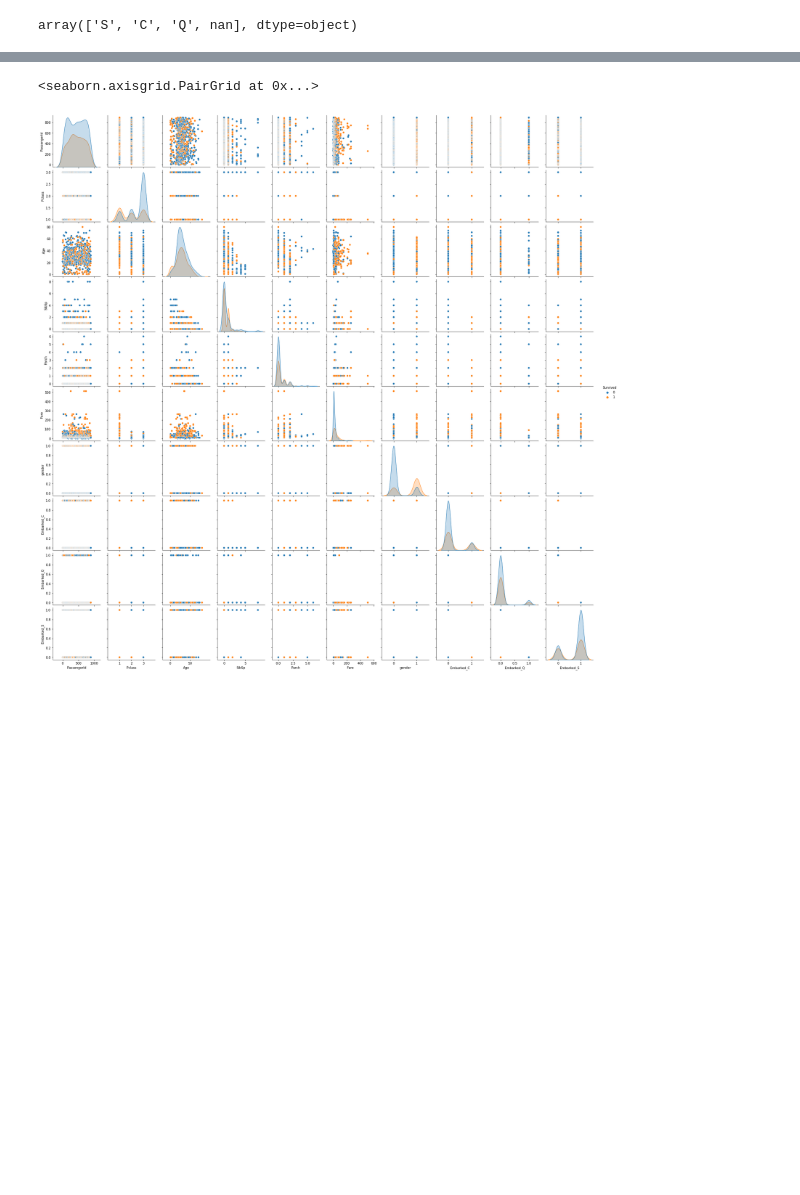
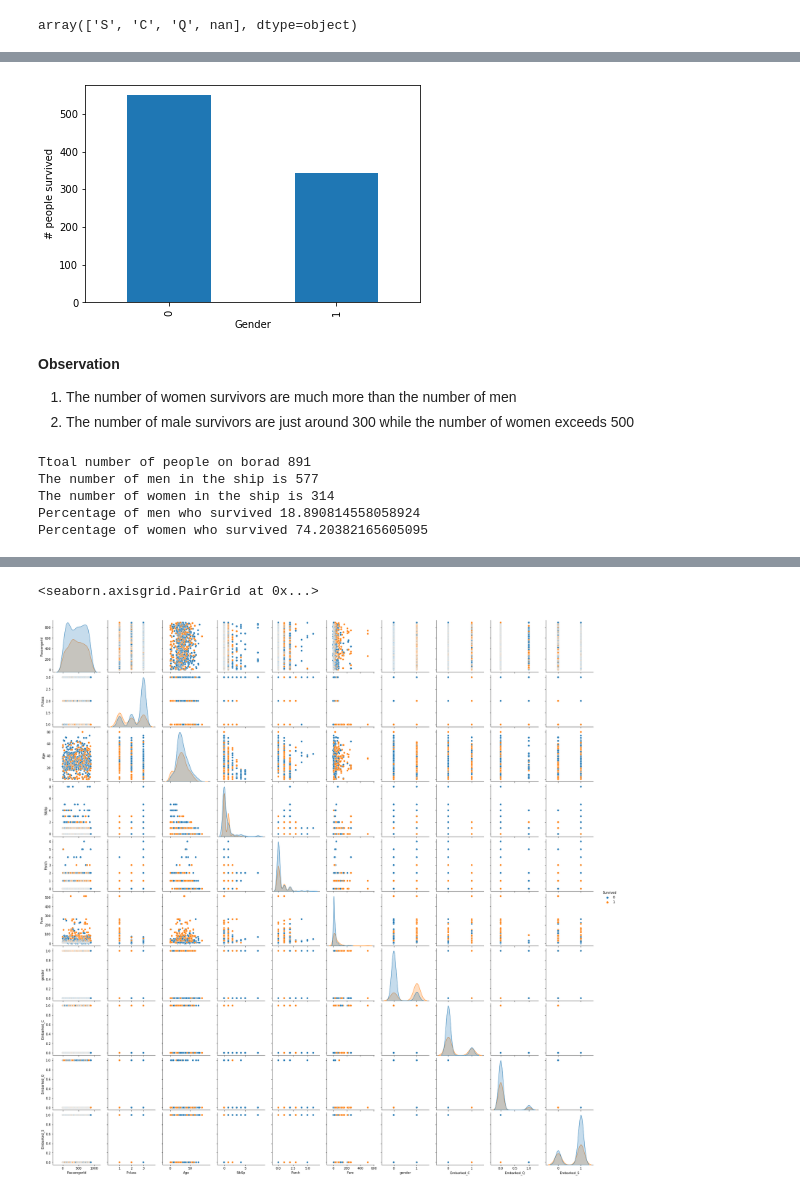
Before and after one commit to shreyashettyk/Data_Analysis, a Jupyter notebook: Titanic.ipynb, the cells around one changed output, grey strips where cells are left out. Drawn from its saved outputs; the diff is of its cells as text; code cells hidden in the pictures; blank space fills up the shorter version.

```diff
--- a/Titanic.ipynb
+++ b/Titanic.ipynb
@@ -160,4 +164,66 @@ Index(['PassengerId', 'Survived', 'Pclass', 'Age', 'SibSp', 'Parch', 'Fare',
       dtype='object')
-# %%
-titanic_feat = titanic_feat.loc[:,['PassengerId',  'Pclass', 'Age', 'SibSp', 'Parch', 'Fare',
-       'gender', 'Embarked_C', 'Embarked_Q', 'Embarked_S','Survived']]
+# %%
+titanic_feat['surname'] = np.nan
+titanic_feat['lady_marital_status'] = np.nan
+titanic['isChild'] = np.nan
+# %%
+surnames = set()
+index = 0
+for name in titanic_feat['Name'].str.split(' '):
+    full_name = ' '.join(name)
+    titanic_feat.loc[index,'surname'] = name[0]
+    titanic_feat['surname'] = titanic_feat['surname'].str.replace(',','')
+
+
+    marital_check = re.findall("Mrs.",full_name)
+#     print(marital_check,full_name)
+    if ((len(marital_check) == 1) ):
+        titanic_feat.loc[index,'lady_marital_status'] = 1
+    elif len(re.findall("Miss.",full_name)) != 0:
+        titanic_feat.loc[index,'lady_marital_status'] = 0
+    else :
+        titanic_feat.loc[index,'lady_marital_status'] = -1
+
+
+    index+=1
+
+
+for index in range(titanic_feat.shape[0]):
+    if titanic_feat.loc[index,'Age'] <15:
+        titanic_feat.loc[index,'isChild'] = 1
+    else:
+        titanic_feat.loc[index,'isChild'] = 0
+# %%
+surname_count = titanic_feat.groupby('surname')['Name'].agg('count').reset_index()
+surname_count.columns = ["surname","surname_ount"]
+
+titanic_feat = pd.merge(titanic_feat,surname_count,how='left')
+# %%
+plt.xlabel("Gender")
+plt.ylabel("# people survived")
+titanic_feat['Survived'].value_counts().plot(kind='bar')
+plt.show()
+# %% [output]
+[figure, added]
+# %% [markdown]
+**Observation**
+1. The number of women survivors are much more than the number of men
+2. The number of male survivors are just around 300 while the number of women exceeds 500
+# %%
+total_passengers = titanic_feat.shape[0]
+male_passengers = titanic_feat[titanic_feat['Sex'] == "male"].shape[0]
+female_passengers = titanic_feat[titanic_feat['Sex'] == "female"].shape[0]
+male_survivors = titanic_feat[((titanic_feat['Sex'] == "male") & (titanic_feat['Survived'] == 1))].shape[0]
+female_survivors = titanic_feat[((titanic_feat['Sex'] == "female") & (titanic_feat['Survived'] == 1))].shape[0]
+
+print("Ttoal number of people on borad {0}".format(total_passengers))
+print("The number of men in the ship is {0}".format(male_passengers))
+print("The number of women in the ship is {0}".format(female_passengers))
+print("Percentage of men who survived {0}".format((male_survivors/male_passengers)*100))
+print("Percentage of women who survived {0}".format((female_survivors/female_passengers)*100))
+# %% [output]
+Ttoal number of people on borad 891
+The number of men in the ship is 577
+The number of women in the ship is 314
+Percentage of men who survived 18.890814558058924
+Percentage of women who survived 74.20382165605095
```
Also changed, not shown: parts of 57 cells of this notebook.
